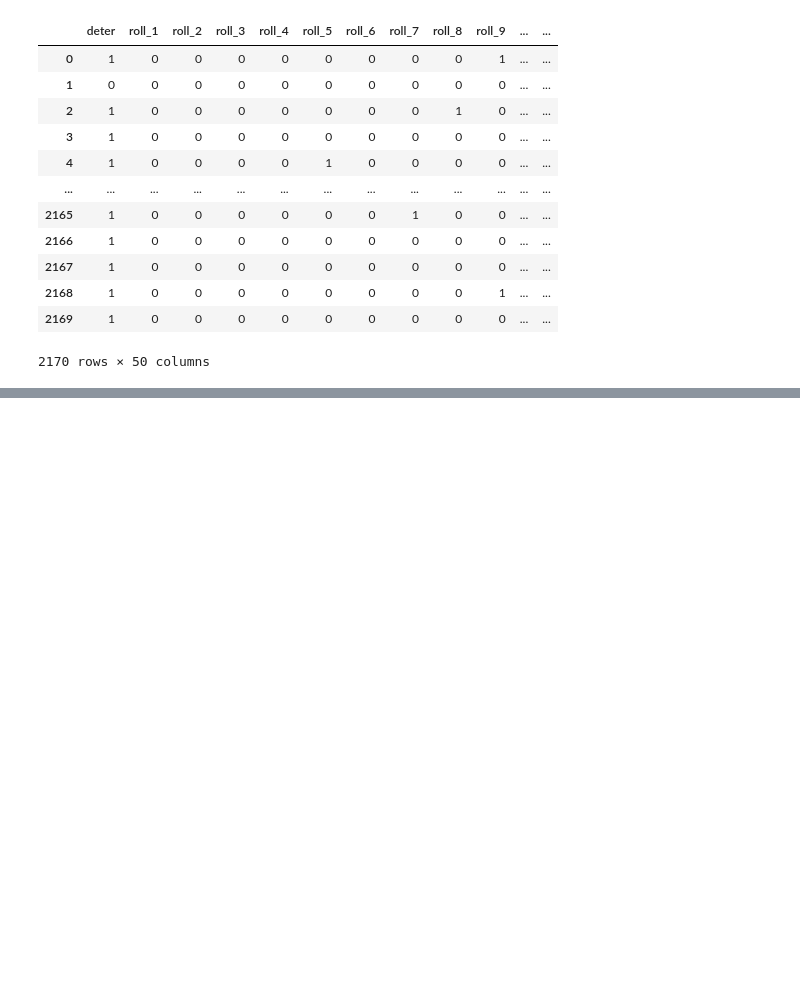
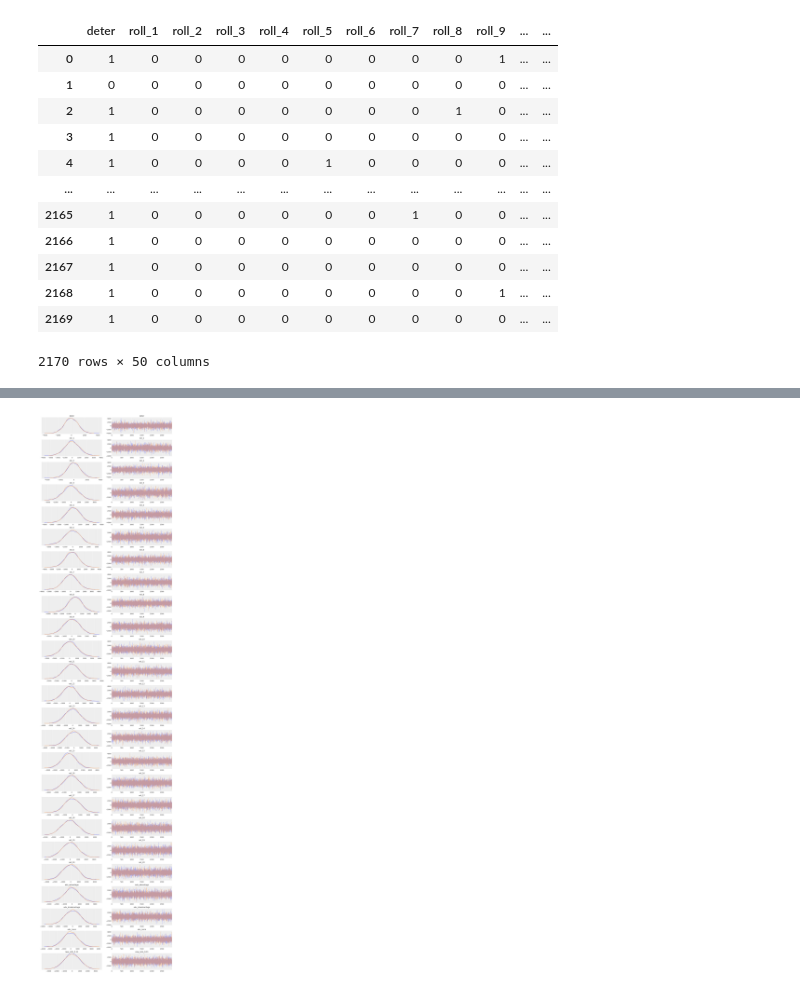
Before and after one commit to kipmccharen/Bayesian-Adventure-Zone, a Jupyter notebook: BML_modeling_1.ipynb, the cells around one changed output, grey strips where cells are left out. Cells and saved outputs as stored; diff of their text form; code cells hidden in the pictures; blank space fills up the shorter version.

```diff
--- a/BML_modeling_1.ipynb
+++ b/BML_modeling_1.ipynb
@@ -159,0 +218,6 @@ The estimated number of effective samples is smaller than 200 for some parameter
+# %%
+# Trace plots
+with model:
+    az.plot_trace(trace, var_names=xcols.columns)
+# %% [output]
+[figure, added]
```
Also changed, not shown: parts of 9 cells of this notebook.
